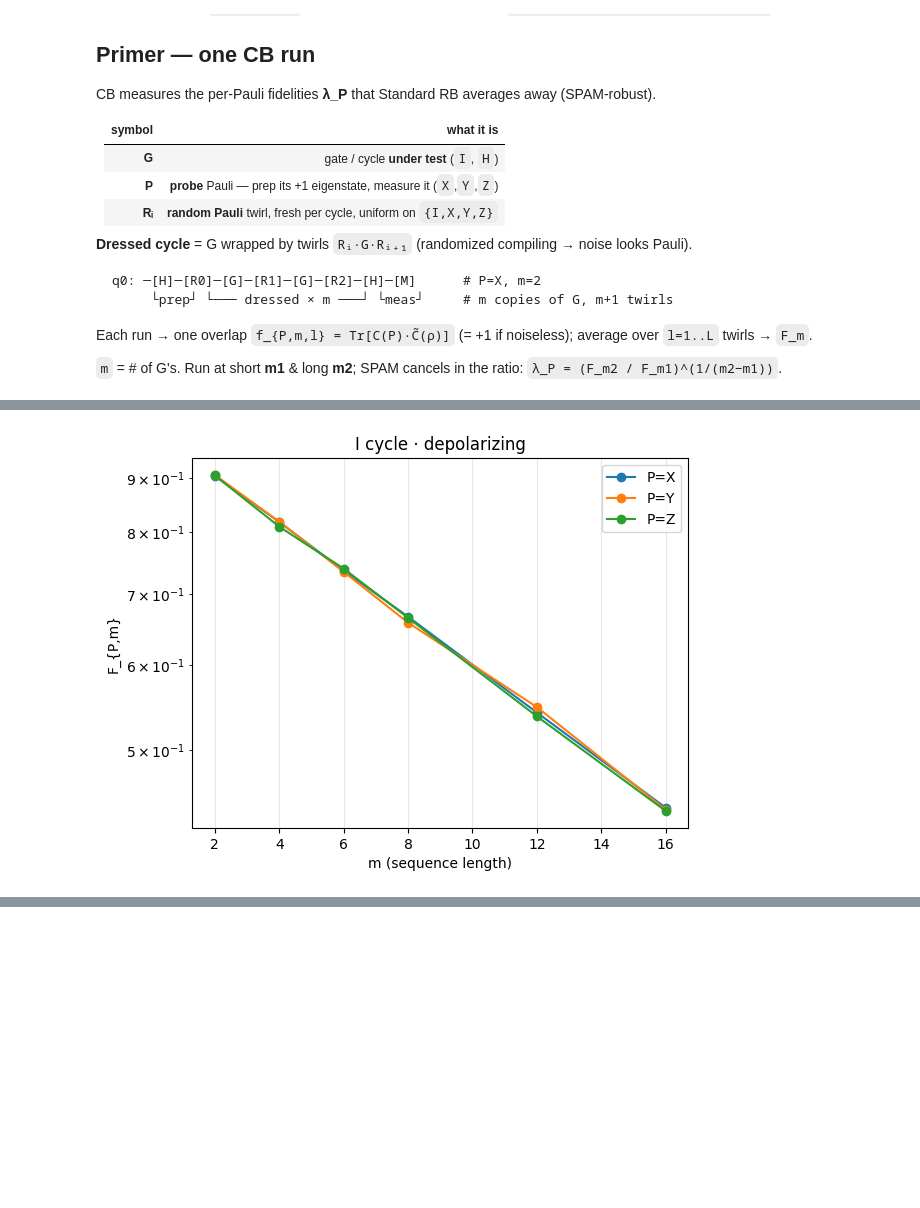
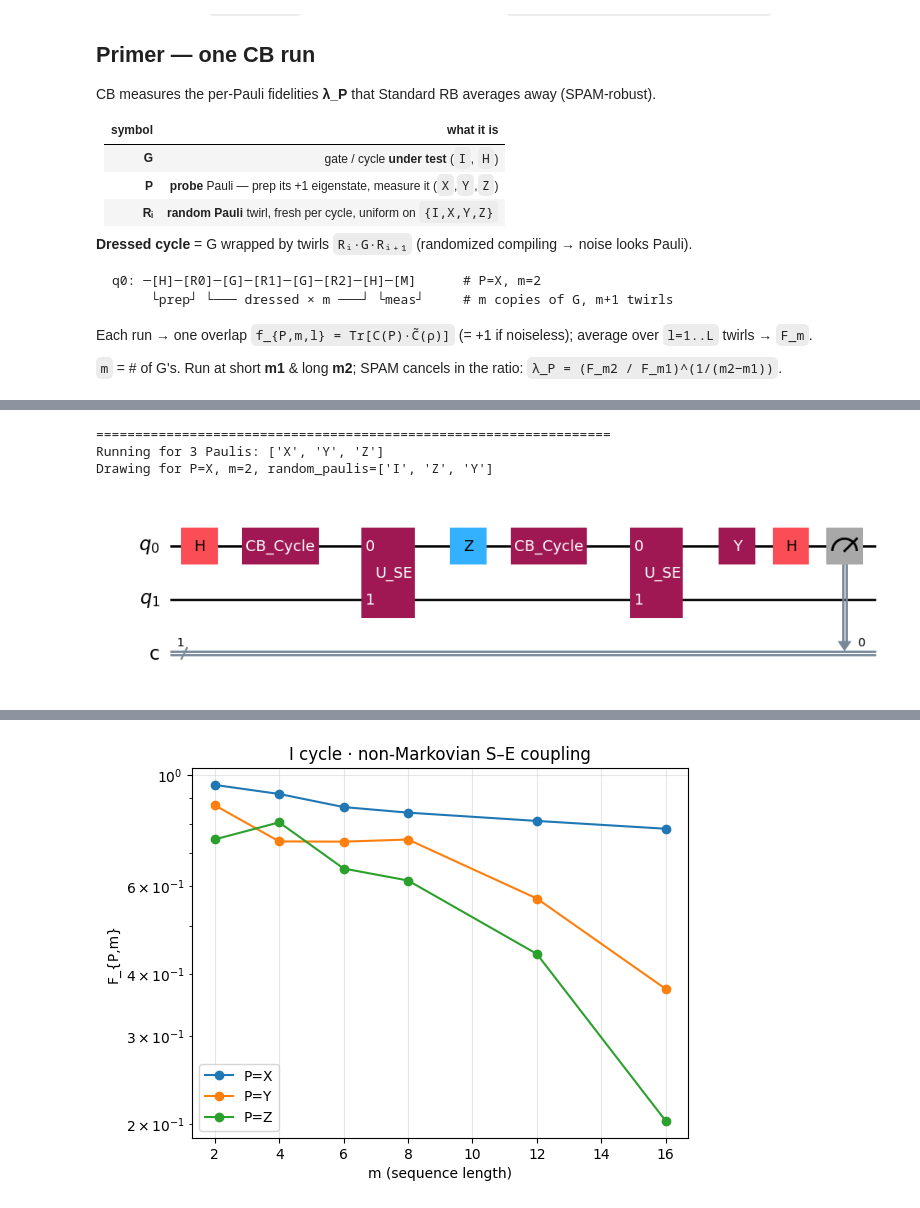
Before and after one commit to imelenwe/randomized-benchmarking, a Jupyter notebook: DiffusionCB/DiffusionCB.ipynb, the cells around one changed output, grey strips where cells are left out. Saved outputs shown, nothing was run; the diff lists cells and outputs as text; code cells hidden in the pictures; blank space fills up the shorter version.

```diff
--- a/DiffusionCB/DiffusionCB.ipynb
+++ b/DiffusionCB/DiffusionCB.ipynb
@@ -378,16 +454,22 @@ Running for 3 Paulis: ['X', 'Y', 'Z']
-# %%
-def plot_decay(record_runs, cfg, title=""):
-    for P, m_dict in record_runs.items():
-        ms = sorted(m_dict)
-        F  = [np.mean([r["pauli_sign"] * get_expectation_value(r["counts"], P, cfg.shots)
-                       for r in m_dict[m]]) for m in ms]
-        plt.plot(ms, F, "o-", label=f"P={P}")
-    plt.xlabel("m (sequence length)")
-    plt.ylabel("F_{P,m}")
-    plt.yscale("log")
-    plt.title(title)
-    plt.legend(); plt.grid(True, alpha=0.3); plt.show()
-
-plot_decay(all_records[("I", "depolarizing")], cfg, title="I cycle · depolarizing")
-# %% [output]
-[figure, removed]
+# %%
+# Non markovian driver
+
+nonm_rng = np.random.default_rng(42)
+nonm_cfg = CBConfig(n_sys_qubits=1, n_env=1, shots=1024, m_list=(2, 4, 6, 8, 12, 16), L=30, K=30, rng=nonm_rng, verbose=True, label=CYCLE_LABEL)
+
+delta = 0.1
+U_SE = couple_with_env(delta)
+random_paulis = make_paulis(nonm_cfg.n_sys_qubits, nonm_cfg.rng, nonm_cfg.K)
+cycle="I"
+G_map, _ = make_cycle(cycle, nonm_cfg.n_sys_qubits)
+G_gate = UnitaryGate(Operator(G_map).data, label=nonm_cfg.label)
+sampler = AerSampler()
+
+# run + plot
+record_runs = run_cb(random_paulis, nonm_cfg, G_map, G_gate, sampler, env_coupling_gate=U_SE)
+plot_decay(record_runs, nonm_cfg, title="I cycle · non-Markovian S–E coupling")
+# %% [output]
+==================================================================
+Running for 3 Paulis: ['X', 'Y', 'Z']
+Drawing for P=X, m=2, random_paulis=['I', 'Z', 'Y']
+[figure, added]
@@ -393,0 +479 @@ plot_decay(all_records[("I", "depolarizing")], cfg, title="I cycle · depolarizi
+[figure, added]
```
Also changed, not shown: parts of 8 cells of this notebook.
